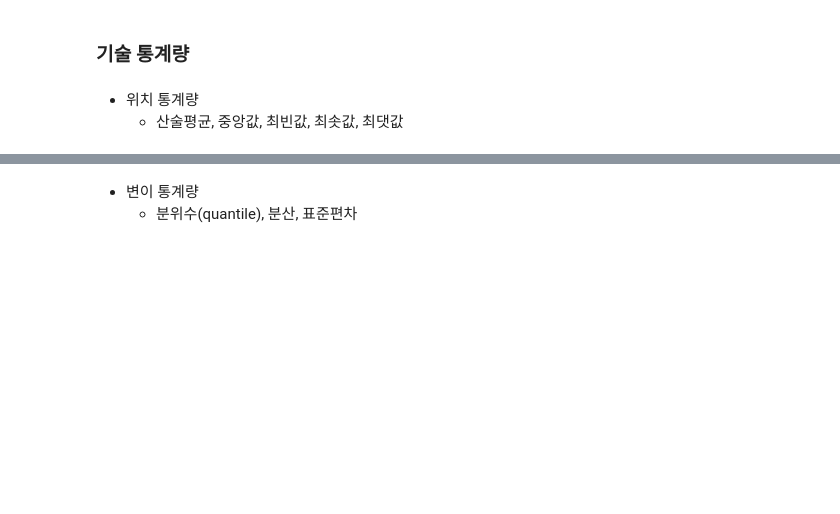
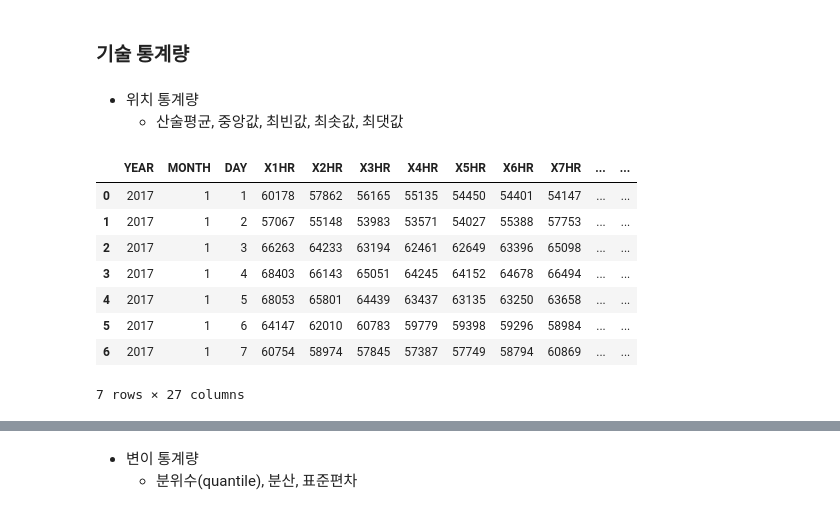
Before and after one commit to hanbinChae/Data-analysis, a Jupyter notebook: YBM 데이터분석 2급/04.데이터 탐색과 이해-실습.ipynb, the cells around one changed output, grey strips where cells are left out. Saved outputs shown, nothing was run; the diff lists cells and outputs as text; code cells hidden in the pictures; blank space fills up the shorter version.

```diff
--- a/YBM 데이터분석 2급/04.데이터 탐색과 이해-실습.ipynb
+++ b/YBM 데이터분석 2급/04.데이터 탐색과 이해-실습.ipynb
@@ -10,7 +10,17 @@ import matplotlib.pyplot as plt
 * 위치 통계량
     - 산술평균, 중앙값, 최빈값, 최솟값, 최댓값
 # %%
-df = pd.read_csv('./elec_load_2017_7d.csv')
+df = pd.read_csv('data/elec_load_2017_7d.csv')
 df
+# %% [output]
+|  | YEAR | MONTH | DAY | X1HR | X2HR | X3HR | X4HR | X5HR | X6HR | X7HR | ... | ... |
+| 0 | 2017 | 1 | 1 | 60178 | 57862 | 56165 | 55135 | 54450 | 54401 | 54147 | ... | ... |
+| 1 | 2017 | 1 | 2 | 57067 | 55148 | 53983 | 53571 | 54027 | 55388 | 57753 | ... | ... |
+| 2 | 2017 | 1 | 3 | 66263 | 64233 | 63194 | 62461 | 62649 | 63396 | 65098 | ... | ... |
+| 3 | 2017 | 1 | 4 | 68403 | 66143 | 65051 | 64245 | 64152 | 64678 | 66494 | ... | ... |
+| 4 | 2017 | 1 | 5 | 68053 | 65801 | 64439 | 63437 | 63135 | 63250 | 63658 | ... | ... |
+| 5 | 2017 | 1 | 6 | 64147 | 62010 | 60783 | 59779 | 59398 | 59296 | 58984 | ... | ... |
+| 6 | 2017 | 1 | 7 | 60754 | 58974 | 57845 | 57387 | 57749 | 58794 | 60869 | ... | ... |
+7 rows × 27 columns
 # %%
 df.info()
```
Also changed, not shown: parts of 15 cells of this notebook, 1 other file.
